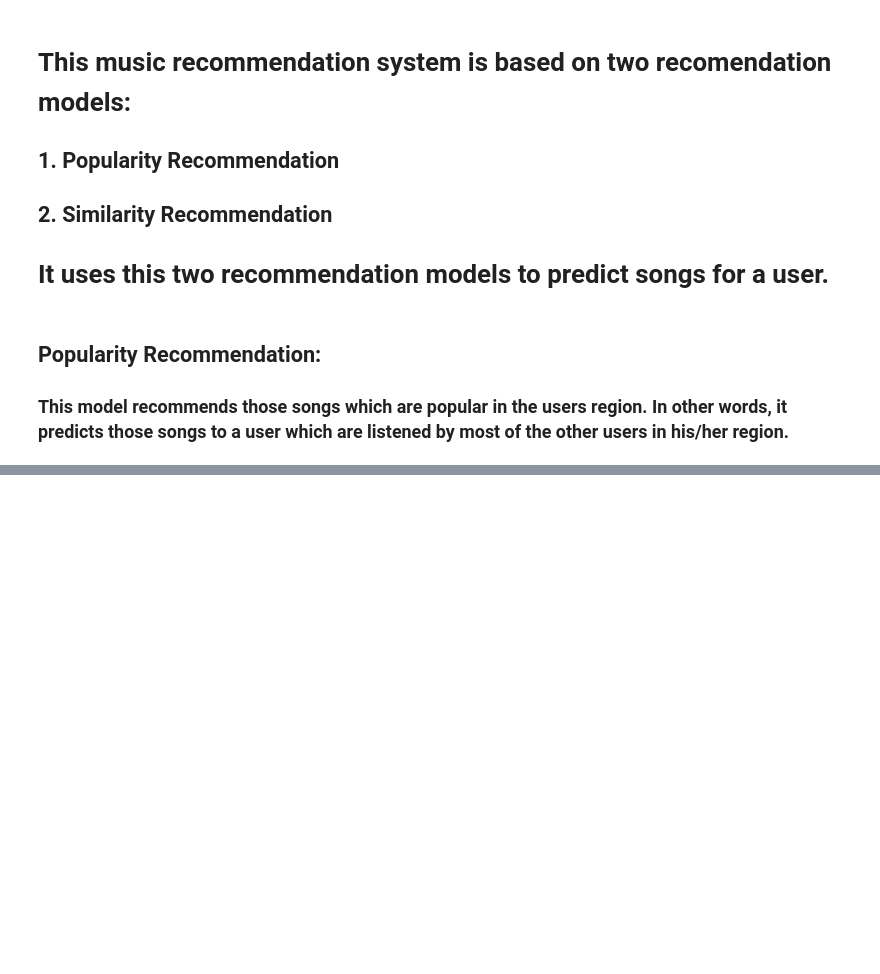
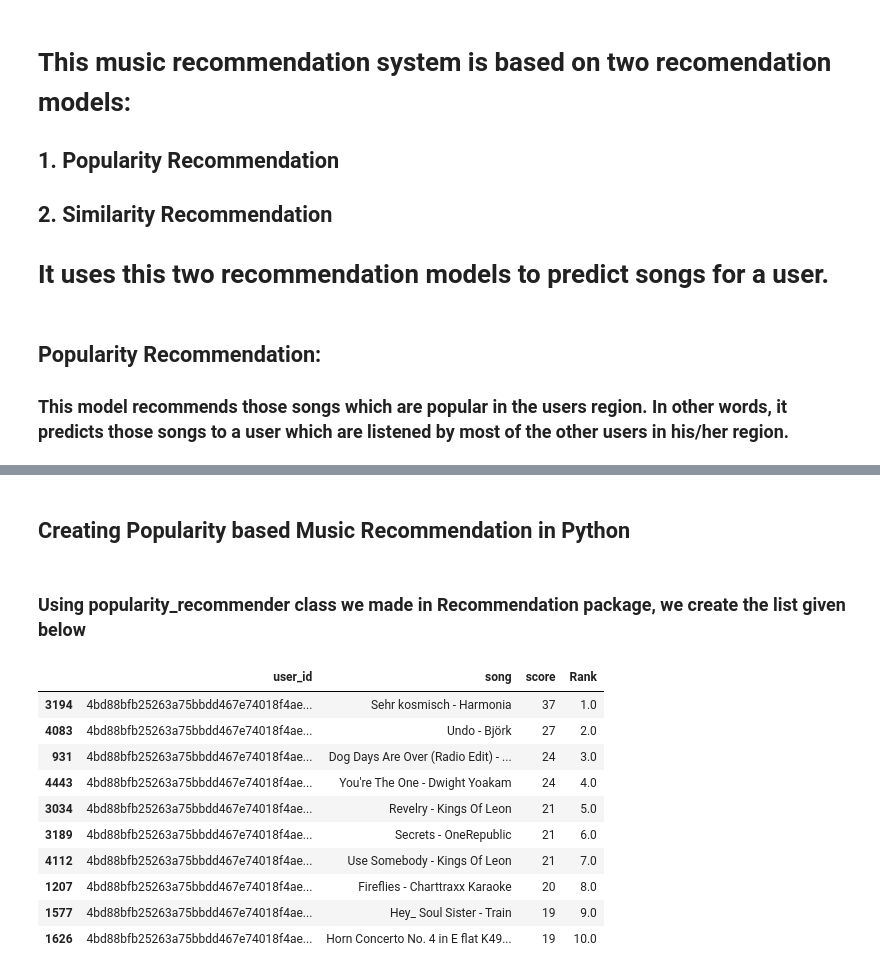
Before and after one commit to deepaksharma1234/AI---Music-Recommendation-System, a Jupyter notebook: code.ipynb, the cells around one changed output, grey strips where cells are left out. Saved outputs shown, nothing was run; the diff lists cells and outputs as text; code cells hidden in the pictures; blank space fills up the shorter version.

```diff
--- a/code.ipynb
+++ b/code.ipynb
@@ -49,0 +268,3 @@ class popularity_recommender():
+# %%
+train, test_data = train_test_split(song_df1, test_size = 0.20, random_state=0)
+print(train.head(5))
@@ -49,0 +289,21 @@ class popularity_recommender():
+# %% [markdown]
+## Creating Popularity based Music Recommendation in Python
+# %% [markdown]
+### Using  popularity_recommender class we made in Recommendation package, we create the list given below
+# %%
+pm = popularity_recommender()                               #create an instance of the class
+pm.create_p(train, 'user_id', 'song')
+user_id1 = u[5]                                                          #Recommended songs list for a user
+pm.recommend_p(user_id1)
+# %% [output]
+|  | user_id | song | score | Rank |
+| 3194 | 4bd88bfb25263a75bbdd467e74018f4ae... | Sehr kosmisch - Harmonia | 37 | 1.0 |
+| 4083 | 4bd88bfb25263a75bbdd467e74018f4ae... | Undo - Björk | 27 | 2.0 |
+| 931 | 4bd88bfb25263a75bbdd467e74018f4ae... | Dog Days Are Over (Radio Edit) - ... | 24 | 3.0 |
+| 4443 | 4bd88bfb25263a75bbdd467e74018f4ae... | You're The One - Dwight Yoakam | 24 | 4.0 |
+| 3034 | 4bd88bfb25263a75bbdd467e74018f4ae... | Revelry - Kings Of Leon | 21 | 5.0 |
+| 3189 | 4bd88bfb25263a75bbdd467e74018f4ae... | Secrets - OneRepublic | 21 | 6.0 |
+| 4112 | 4bd88bfb25263a75bbdd467e74018f4ae... | Use Somebody - Kings Of Leon | 21 | 7.0 |
+| 1207 | 4bd88bfb25263a75bbdd467e74018f4ae... | Fireflies - Charttraxx Karaoke | 20 | 8.0 |
+| 1577 | 4bd88bfb25263a75bbdd467e74018f4ae... | Hey_ Soul Sister - Train | 19 | 9.0 |
+| 1626 | 4bd88bfb25263a75bbdd467e74018f4ae... | Horn Concerto No. 4 in E flat K49... | 19 | 10.0 |
```
Also changed, not shown: parts of 27 cells of this notebook.
